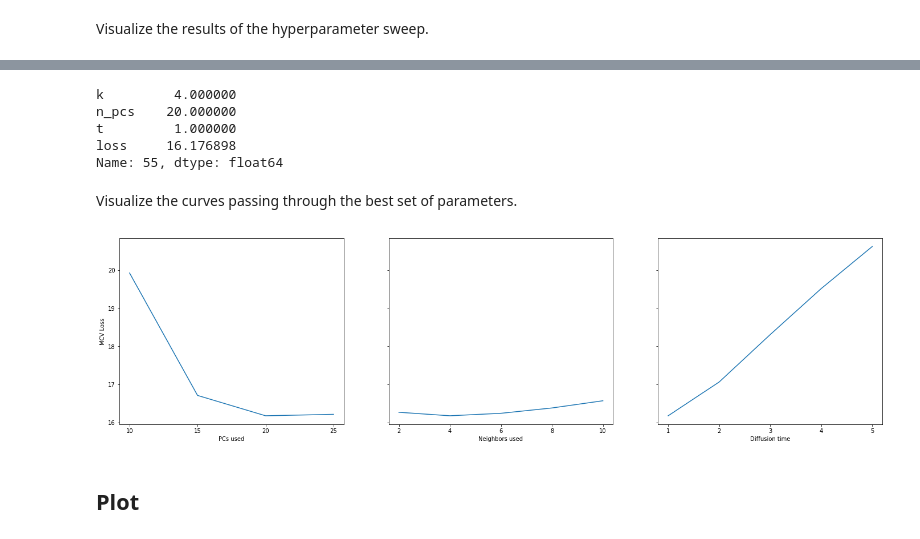
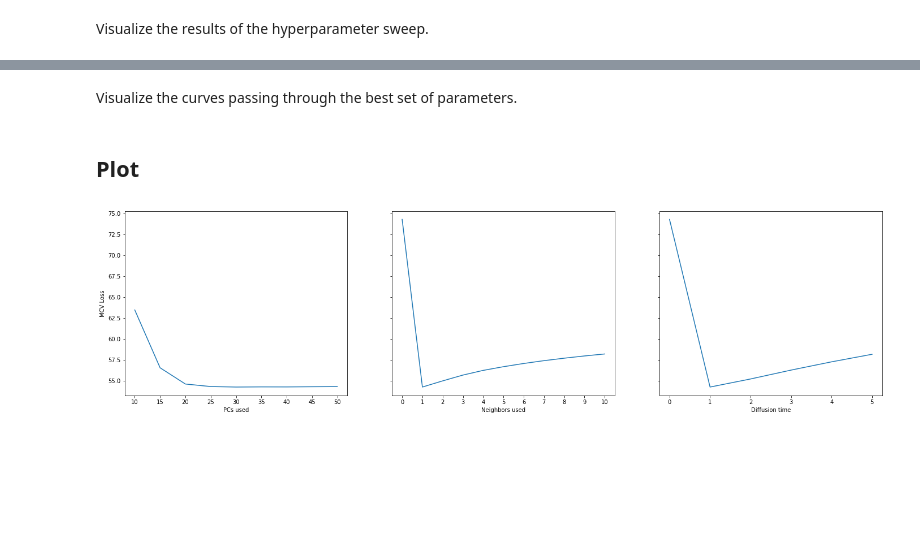
Before and after one commit to czbiohub-sf/molecular-cross-validation, a Jupyter notebook: examples/Figure_3.ipynb, the cells around one changed output, grey strips where cells are left out. Drawn from its saved outputs; the diff is of its cells as text; code cells hidden in the pictures; blank space fills up the shorter version.

```diff
--- a/examples/Figure_3.ipynb
+++ b/examples/Figure_3.ipynb
@@ -143,41 +165,30 @@ The best-performing hyperparameters for MAGIC:
-# %%
-opt_idx = df['loss'].idxmin()
-
-opt_denoised = results[opt_idx][-1]
-opt_denoised = np.maximum(opt_denoised, 0)
-
-df.loc[opt_idx][['k', 'n_pcs','t','loss']]
-# %% [output]
-k         4.000000
-n_pcs    20.000000
-t         1.000000
-loss     16.176898
-Name: 55, dtype: float64
 # %% [markdown]
 Visualize the curves passing through the best set of parameters.
-# %%
-#df = pd.read_csv('../results/magic_parameter_sweep.csv')
-is_opt_n_pcs = (df.n_pcs == df.loc[opt_idx].n_pcs)
-is_opt_k = (df.k == df.loc[opt_idx].k)
-is_opt_t = (df.t == df.loc[opt_idx].t)
-
-fig, ax = plt.subplots(1, 3, sharey=True, figsize=(24, 6))
-ax[0].plot(df.loc[is_opt_k & is_opt_t].n_pcs, df.loc[is_opt_k & is_opt_t].loss)
-ax[0].set_ylabel('MCV Loss')
-ax[0].set_xlabel('PCs used')
-ax[0].set_xticks(pc_range)
-
-ax[1].plot(df.loc[is_opt_n_pcs & is_opt_t].k, df.loc[is_opt_n_pcs & is_opt_t].loss)
-ax[1].set_xlabel('Neighbors used')
-ax[1].set_xticks(k_range)
-
-ax[2].plot(df.loc[is_opt_k & is_opt_n_pcs].t, df.loc[is_opt_k & is_opt_n_pcs].loss)
-ax[2].set_xlabel('Diffusion time')
-ax[2].set_xticks(t_range)
-
-plt.savefig('../figures/Figure_3_sweep.svg')
-# %% [output]
-[figure, removed]
 # %% [markdown]
 ## Plot
+# %%
+# for each parameter, plot a sweep with the other two are at optimized values
+
+is_opt_n_pcs = (df.n_pcs == df.loc[opt_idx].n_pcs)
+is_opt_k = (df.k == df.loc[opt_idx].k)
+is_opt_t = (df.t == df.loc[opt_idx].t)
+is_pca = (df.t == 0)
+
+fig, ax = plt.subplots(1, 3, sharey=True, figsize=(24, 6))
+ax[0].plot(df.loc[is_opt_k & is_opt_t].n_pcs, df.loc[is_opt_k & is_opt_t].mcv_loss)
+ax[0].set_ylabel('MCV Loss')
+ax[0].set_xlabel('PCs used')
+ax[0].set_xticks(pc_range)
+
+ax[1].plot(df.loc[is_opt_n_pcs & (is_pca | is_opt_t)].k, df.loc[is_opt_n_pcs & (is_pca | is_opt_t)].mcv_loss)
+ax[1].set_xlabel('Neighbors used')
+ax[1].set_xticks(k_range)
+
+ax[2].plot(df.loc[(is_pca | is_opt_k) & is_opt_n_pcs].t, df.loc[(is_pca | is_opt_k) & is_opt_n_pcs].mcv_loss)
+ax[2].set_xlabel('Diffusion time')
+ax[2].set_xticks(t_range)
+
+plt.savefig('../figures/Figure_3_sweep.svg')
+# %% [output]
+[figure, added]
 # %%
```
Also changed, not shown: parts of 23 cells of this notebook, 1 other file.
